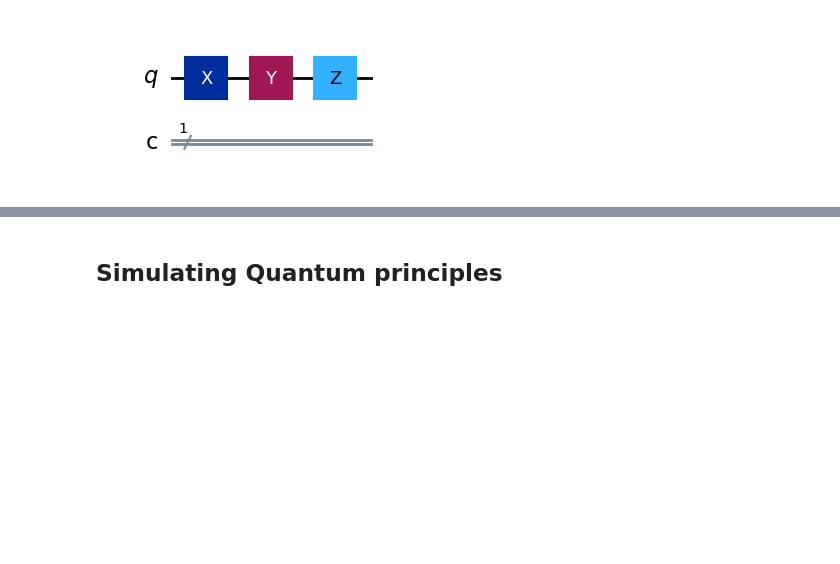
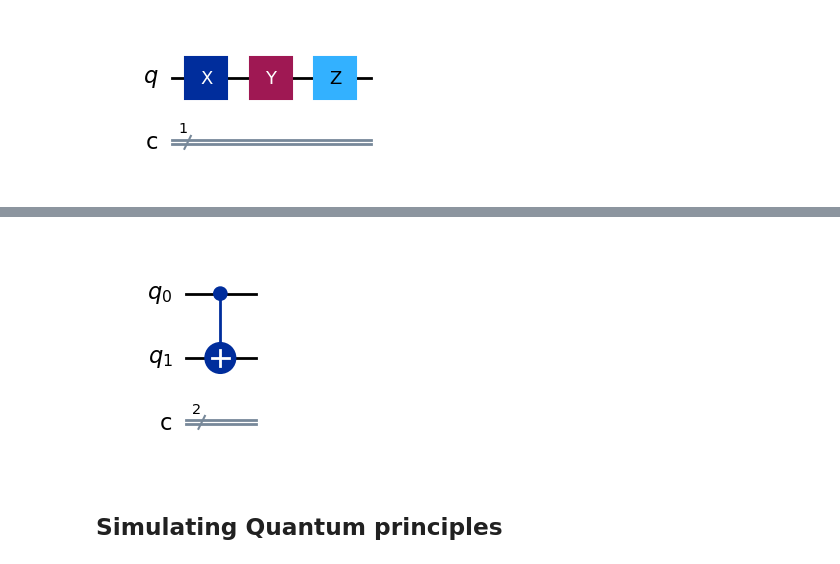
Before and after one commit to seppedijkstra/Quantum_Game, a Jupyter notebook: 3_Quantum_Gates.ipynb, the cells around one changed output, grey strips where cells are left out. Drawn from its saved outputs; the diff is of its cells as text; code cells hidden in the pictures; blank space fills up the shorter version.

Commit message:
Finished the quantum gate notebook together with the answers.

```diff
--- a/3_Quantum_Gates.ipynb
+++ b/3_Quantum_Gates.ipynb
@@ -65,3 +75,9 @@ sigma_qc.draw('mpl')
+# %%
+cnot_qc = QuantumCircuit(2,2)
+cnot_qc.cx(0,1)   # Pauli x-gate on qubit 0
+cnot_qc.draw('mpl')
+# %% [output]
+[figure, added]
 # %% [markdown]
 ## Simulating Quantum principles
 # %% [markdown]
```
Also changed, not shown: parts of 11 cells of this notebook, 1 other file.
